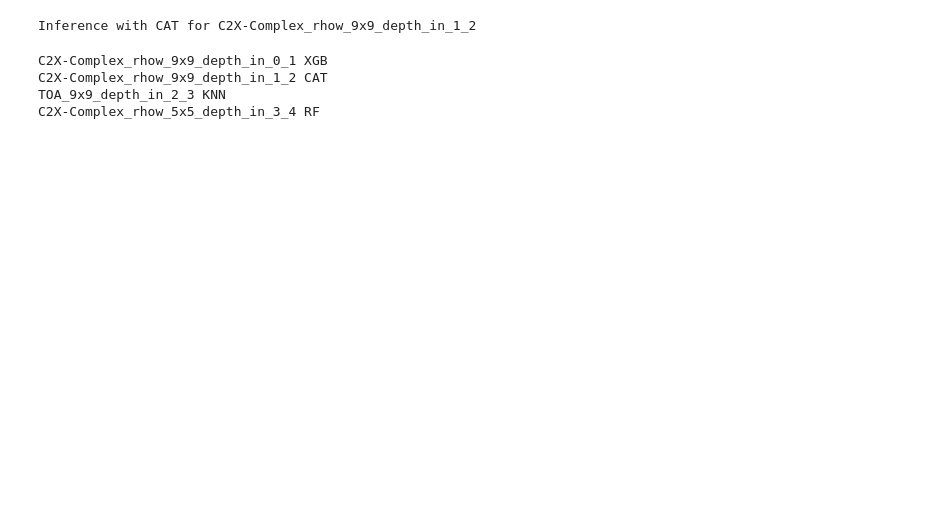
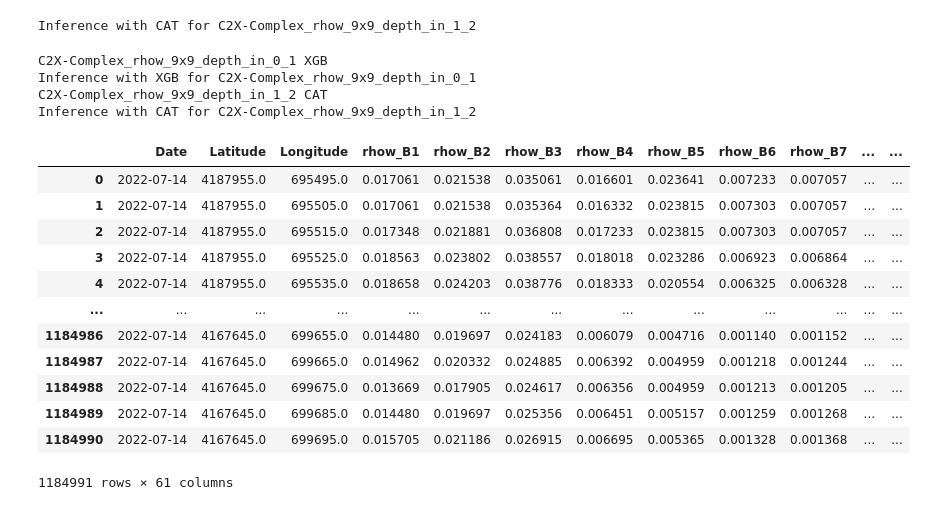
Before and after one commit to Antonio-MI/mar-menor-chl, a Jupyter notebook: Aplicacion_Modelos.ipynb, the cells around one changed output. Cells and saved outputs as stored; diff of their text form; code cells hidden in the pictures; blank space fills up the shorter version.

```diff
--- a/Aplicacion_Modelos.ipynb
+++ b/Aplicacion_Modelos.ipynb
@@ -688,15 +681,48 @@ y_pred = predict_with_model(
 # Para hacer inferencia con todo, modificar la función de predict para pasarle como argumento el dict de dfs, y dentro de la función utilizar otro dict que indique que df utilizar según el dataset
 # %% [output]
 Inference with CAT for C2X-Complex_rhow_9x9_depth_in_1_2
-# %%
-for dataset, model_name in selection.items():
-    print(dataset, model_name)
-# %% [output]
-C2X-Complex_rhow_9x9_depth_in_0_1 XGB
-C2X-Complex_rhow_9x9_depth_in_1_2 CAT
-TOA_9x9_depth_in_2_3 KNN
-C2X-Complex_rhow_5x5_depth_in_3_4 RF
+# %%
+selection = {
+    'C2X-Complex_rhow_9x9_depth_in_0_1': 'XGB',
+    'C2X-Complex_rhow_9x9_depth_in_1_2': 'CAT',
+    # 'TOA_9x9_depth_in_2_3': 'KNN',
+    # 'C2X-Complex_rhow_5x5_depth_in_3_4': 'RF',
+}
+
+df_in = dfs["df_tifs_C2X-Complex_rhow_9x9"]
+
+
+for dataset, model_name in selection.items():
+    print(dataset, model_name)
+    depth = dataset[-3:]
+    df_in[f"Chl_pred_{depth}"] = predict_with_model(
+                                    df=df_in,
+                                    models_dir=carpeta_modelos,
+                                    dataset_name=dataset,
+                                    model_name=model_name,
+                                    clip_min=0.2,
+                                    strict=True
+                                )
+# %% [output]
+C2X-Complex_rhow_9x9_depth_in_0_1 XGB
+Inference with XGB for C2X-Complex_rhow_9x9_depth_in_0_1
+C2X-Complex_rhow_9x9_depth_in_1_2 CAT
+Inference with CAT for C2X-Complex_rhow_9x9_depth_in_1_2
 # %%
-df_in["Chl_pred_1_2"] = y_pred
+df_in
+# %% [output]
+|  | Date | Latitude | Longitude | rhow_B1 | rhow_B2 | rhow_B3 | rhow_B4 | rhow_B5 | rhow_B6 | rhow_B7 | ... | ... |
+| 0 | 2022-07-14 | 4187955.0 | 695495.0 | 0.017061 | 0.021538 | 0.035061 | 0.016601 | 0.023641 | 0.007233 | 0.007057 | ... | ... |
+| 1 | 2022-07-14 | 4187955.0 | 695505.0 | 0.017061 | 0.021538 | 0.035364 | 0.016332 | 0.023815 | 0.007303 | 0.007057 | ... | ... |
+| 2 | 2022-07-14 | 4187955.0 | 695515.0 | 0.017348 | 0.021881 | 0.036808 | 0.017233 | 0.023815 | 0.007303 | 0.007057 | ... | ... |
+| 3 | 2022-07-14 | 4187955.0 | 695525.0 | 0.018563 | 0.023802 | 0.038557 | 0.018018 | 0.023286 | 0.006923 | 0.006864 | ... | ... |
+| 4 | 2022-07-14 | 4187955.0 | 695535.0 | 0.018658 | 0.024203 | 0.038776 | 0.018333 | 0.020554 | 0.006325 | 0.006328 | ... | ... |
+| ... | ... | ... | ... | ... | ... | ... | ... | ... | ... | ... | ... | ... |
+| 1184986 | 2022-07-14 | 4167645.0 | 699655.0 | 0.014480 | 0.019697 | 0.024183 | 0.006079 | 0.004716 | 0.001140 | 0.001152 | ... | ... |
+| 1184987 | 2022-07-14 | 4167645.0 | 699665.0 | 0.014962 | 0.020332 | 0.024885 | 0.006392 | 0.004959 | 0.001218 | 0.001244 | ... | ... |
+| 1184988 | 2022-07-14 | 4167645.0 | 699675.0 | 0.013669 | 0.017905 | 0.024617 | 0.006356 | 0.004959 | 0.001213 | 0.001205 | ... | ... |
+| 1184989 | 2022-07-14 | 4167645.0 | 699685.0 | 0.014480 | 0.019697 | 0.025356 | 0.006451 | 0.005157 | 0.001259 | 0.001268 | ... | ... |
+| 1184990 | 2022-07-14 | 4167645.0 | 699695.0 | 0.015705 | 0.021186 | 0.026915 | 0.006695 | 0.005365 | 0.001328 | 0.001368 | ... | ... |
+1184991 rows × 61 columns
 # %%
 df_in.loc[:,["Date", "Latitude", "Longitude", "Chl_pred_0_1", "Chl_pred_1_2"]].to_csv("saved_files/application/output.csv", index = False)
```
Also changed, not shown: parts of 6 cells of this notebook, 16 other files.
